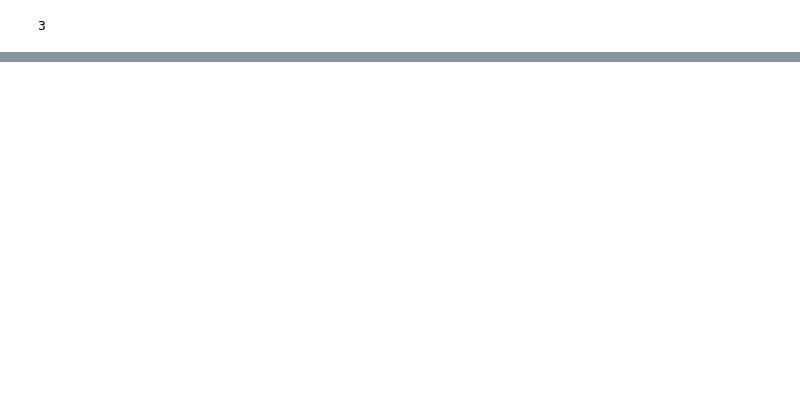
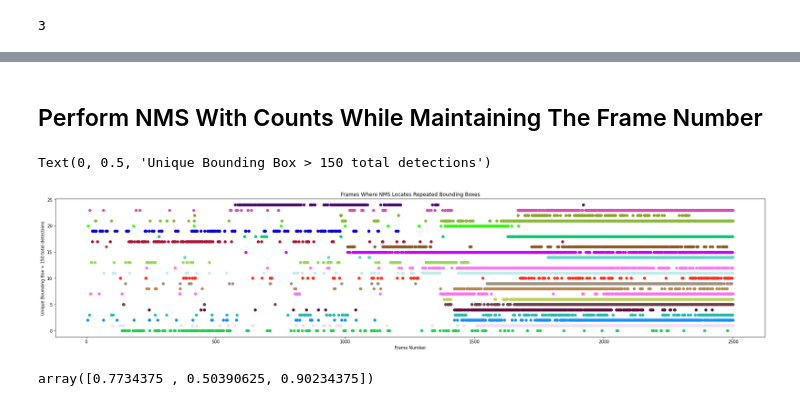
Before and after one commit to paolobif/TOD, a Jupyter notebook: exp_end.ipynb, the cells around one changed output, grey strips where cells are left out. Saved outputs shown, nothing was run; the diff lists cells and outputs as text; code cells hidden in the pictures; blank space fills up the shorter version.

```diff
--- a/exp_end.ipynb
+++ b/exp_end.ipynb
@@ -278,0 +279,5 @@ AttributeError: 'CSV_Reader' object has no attribute 'exp_end'
+# %% [markdown]
+## Perform NMS With Counts While Maintaining The Frame Number
+# %%
+df = exp.df
+data = df.to_numpy()
@@ -278,0 +352,31 @@ AttributeError: 'CSV_Reader' object has no attribute 'exp_end'
+# %%
+boxes = data[:, :5]
+bs, counts, matches = nms_counts_frame(boxes, 0.6)
+counts = np.array(counts)
+matches = np.array(matches)
+# %%
+dead = np.where(counts > 150)[0]
+dead_matches = matches[dead]
+
+c = np.sort(data[:, :5][dead_matches[10]])
+# %%
+boxes[dead_matches[3]]
+
+for i, dead_match in enumerate(dead_matches):
+    color = list(np.random.choice(range(256), size=3) / 256)
+    dead_bbs = np.array(boxes[dead_match])
+    frames = dead_bbs[:, 0].astype(int)
+    ys = [i for n in range(len(frames))]
+    plt.scatter(frames, ys, color=color)
+
+plt.title("Frames Where NMS Locates Repeated Bounding Boxes")
+plt.xlabel("Frame Number")
+plt.ylabel("Unique Bounding Box > 150 total detections")
+# %% [output]
+Text(0, 0.5, 'Unique Bounding Box > 150 total detections')
+[figure, added]
+# %%
+color = np.random.choice(range(256), size=3)
+color / 256
+# %% [output]
+array([0.7734375 , 0.50390625, 0.90234375])
```
Also changed, not shown: parts of 14 cells of this notebook, 1 other file.
